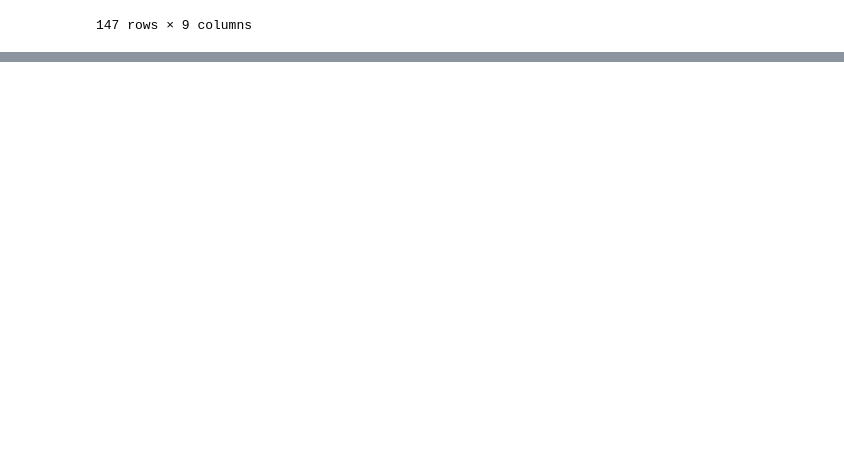
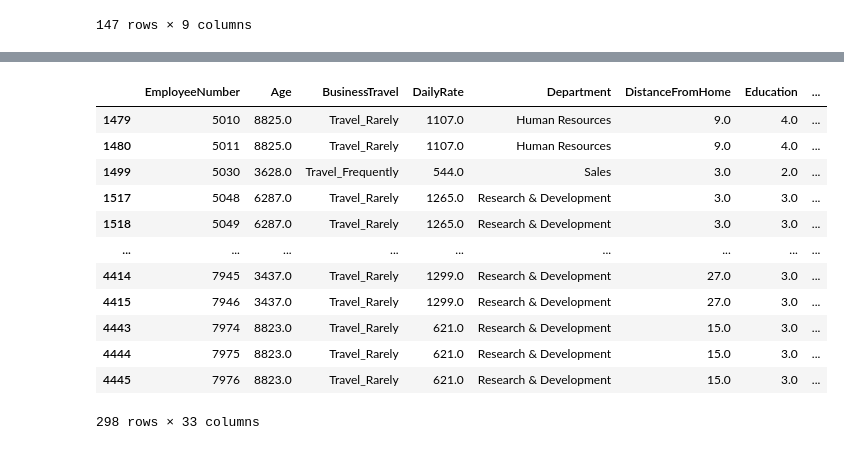
Before and after one commit to ewagaka/Job_Retention, a Jupyter notebook: job.ipynb, the cells around one changed output, grey strips where cells are left out. Saved outputs shown, nothing was run; the diff lists cells and outputs as text; code cells hidden in the pictures; blank space fills up the shorter version.

```diff
--- a/job.ipynb
+++ b/job.ipynb
@@ -118,0 +174,16 @@ df_cat[df_cat.Attrition.isna()]
+# %%
+df[df['Age']>80]
+# %% [output]
+|  | EmployeeNumber | Age | BusinessTravel | DailyRate | Department | DistanceFromHome | Education | ... |
+| 1479 | 5010 | 8825.0 | Travel_Rarely | 1107.0 | Human Resources | 9.0 | 4.0 | ... |
+| 1480 | 5011 | 8825.0 | Travel_Rarely | 1107.0 | Human Resources | 9.0 | 4.0 | ... |
+| 1499 | 5030 | 3628.0 | Travel_Frequently | 544.0 | Sales | 3.0 | 2.0 | ... |
+| 1517 | 5048 | 6287.0 | Travel_Rarely | 1265.0 | Research & Development | 3.0 | 3.0 | ... |
+| 1518 | 5049 | 6287.0 | Travel_Rarely | 1265.0 | Research & Development | 3.0 | 3.0 | ... |
+| ... | ... | ... | ... | ... | ... | ... | ... | ... |
+| 4414 | 7945 | 3437.0 | Travel_Rarely | 1299.0 | Research & Development | 27.0 | 3.0 | ... |
+| 4415 | 7946 | 3437.0 | Travel_Rarely | 1299.0 | Research & Development | 27.0 | 3.0 | ... |
+| 4443 | 7974 | 8823.0 | Travel_Rarely | 621.0 | Research & Development | 15.0 | 3.0 | ... |
+| 4444 | 7975 | 8823.0 | Travel_Rarely | 621.0 | Research & Development | 15.0 | 3.0 | ... |
+| 4445 | 7976 | 8823.0 | Travel_Rarely | 621.0 | Research & Development | 15.0 | 3.0 | ... |
+298 rows × 33 columns
```
Also changed, not shown: parts of 11 cells of this notebook.
